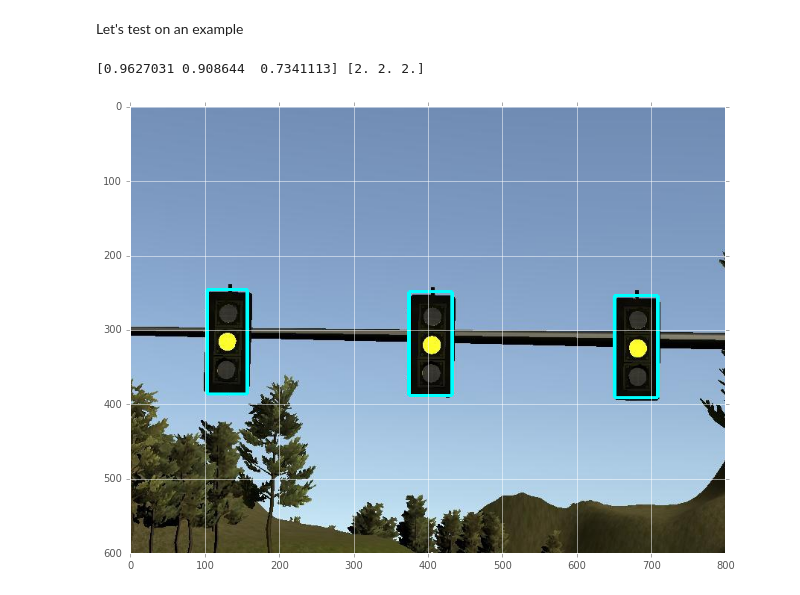
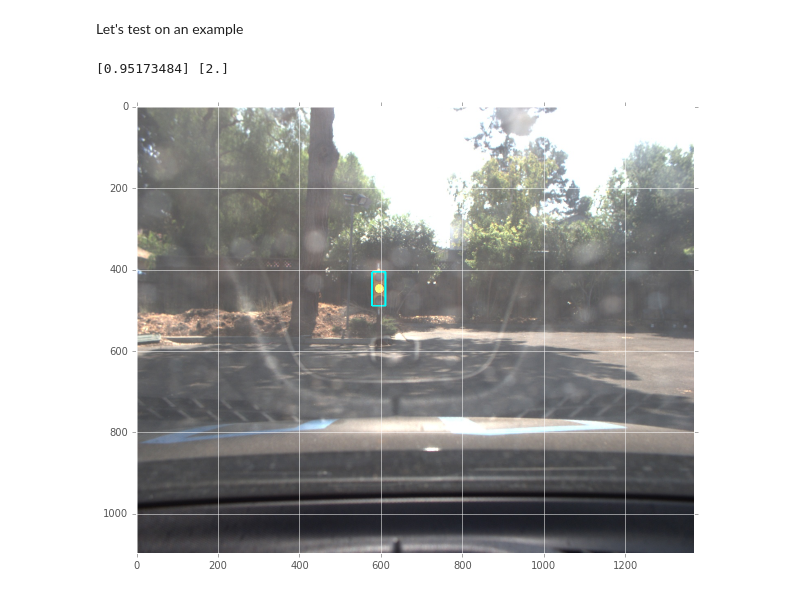
Before and after one commit to shreyanshbhatt/Capestone-project, a Jupyter notebook: deep_learning/Object_Detection_Notebook.ipynb, the cells around one changed output. Saved outputs shown, nothing was run; the diff lists cells and outputs as text; code cells hidden in the pictures.

Commit message:
Adding model for real images

```diff
--- a/deep_learning/Object_Detection_Notebook.ipynb
+++ b/deep_learning/Object_Detection_Notebook.ipynb
@@ -203,7 +203,7 @@ Alright, let's get into SSD!
 In this part of the lab you'll detect objects using pretrained object detection models. You can download the pretrained models from the model zoo.
 # %%
 # Frozen inference graph files. NOTE: change the path to where you saved the models.
-SSD_GRAPH_FILE = 'models/frozen_graphs/sim_mobilenets_ssd_30k_epochs_frozen_inference_graph.pb'
+SSD_GRAPH_FILE = 'models/frozen_graphs/real_mobilenets_ssd_38k_epochs_frozen_inference_graph.pb'
 RFCN_GRAPH_FILE = 'rfcn_resnet101_coco_11_06_2017/frozen_inference_graph.pb'
 FASTER_RCNN_GRAPH_FILE = 'faster_rcnn_inception_resnet_v2_atrous_coco_11_06_2017/frozen_inference_graph.pb'
 # %% [markdown]
@@ -292,35 +292,35 @@ Let's test on an example
 # %%
 # Load a sample image.
 #image = Image.open('./assets/sample1.jpg')
-image = Image.open('./assets/sim_yellow_traffic_light.jpg')
+image = Image.open('./assets/real_yellow_traffic_light.jpg')
 image_np = np.expand_dims(np.asarray(image, dtype=np.uint8), 0)
 
 with tf.Session(graph=detection_graph) as sess:
     # Actual detection.
     (boxes, scores, classes) = sess.run([detection_boxes, detection_scores, detection_classes],
                                         feed_dict={image_tensor: image_np})
 
     # Remove unnecessary dimensions
     boxes = np.squeeze(boxes)
     scores = np.squeeze(scores)
     classes = np.squeeze(classes)
 
-    confidence_cutoff = 0.5
+    confidence_cutoff = 0.8
     # Filter boxes with a confidence score less than `confidence_cutoff`
     boxes, scores, classes = filter_boxes(confidence_cutoff, boxes, scores, classes)
     print scores, classes
 
     # The current box coordinates are normalized to a range between 0 and 1.
     # This converts the coordinates actual location on the image.
     width, height = image.size
     box_coords = to_image_coords(boxes, height, width)
 
     # Each class with be represented by a differently colored box
     draw_boxes(image, box_coords, classes)
 
     plt.figure(figsize=(12, 8))
     plt.imshow(image)
 # %% [output]
-[0.9627031 0.908644  0.7341113] [2. 2. 2.]
+[0.95173484] [2.]
-[figure, old version]
+[figure, new version]
 # %%
```
Also changed, not shown: parts of 5 cells of this notebook, 1 other file.
